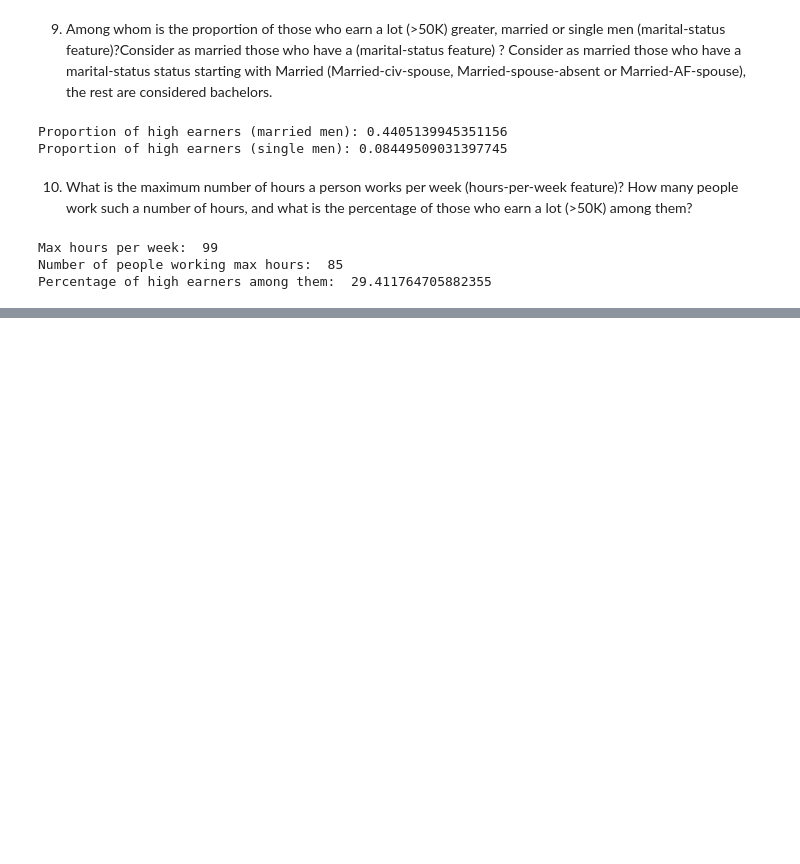
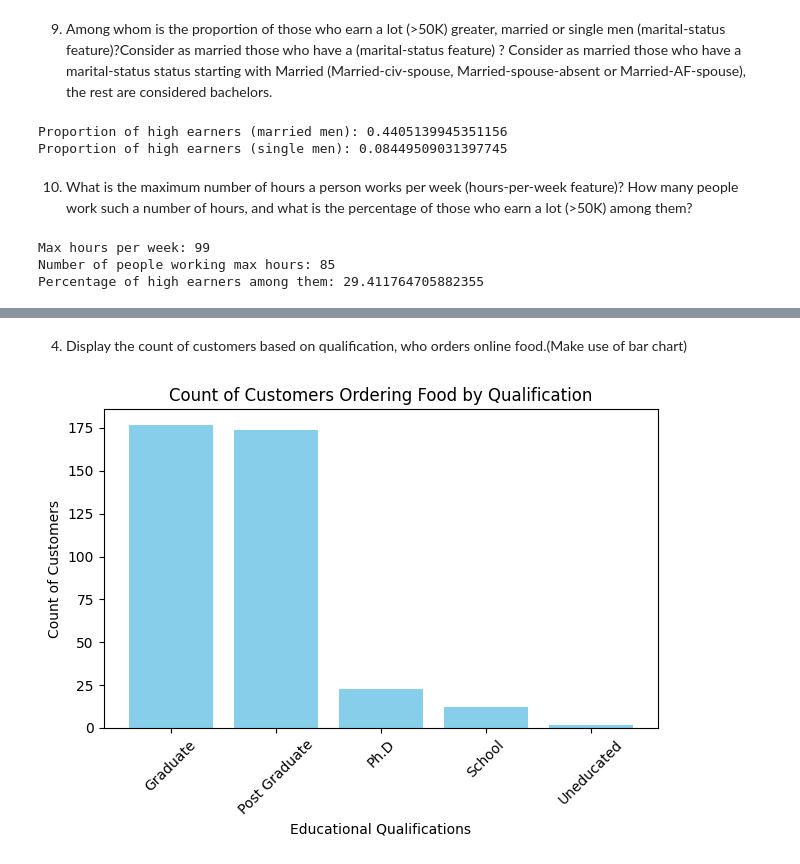
Before and after one commit to Chetana10r/Python_for_DS, a Jupyter notebook: Assign3_Pandas.ipynb, the cells around one changed output, grey strips where cells are left out. Saved outputs shown, nothing was run; the diff lists cells and outputs as text; code cells hidden in the pictures; blank space fills up the shorter version.

```diff
--- a/Assign3_Pandas.ipynb
+++ b/Assign3_Pandas.ipynb
@@ -163,0 +519,24 @@ Percentage of high earners among them:  29.411764705882355
+# %% [markdown]
+4. Display the count of customers based on qualification, who orders
+online food.(Make use of bar chart)
+# %%
+import pandas as pd
+import matplotlib.pyplot as plt
+
+# Count customers based on educational qualifications
+qualification_counts = data["Educational Qualifications"].value_counts()
+
+# Plot the bar chart
+plt.bar(qualification_counts.index, qualification_counts.values, color='skyblue')
+
+# Add labels and title
+plt.xlabel("Educational Qualifications")
+plt.ylabel("Count of Customers")
+plt.title("Count of Customers Ordering Food by Qualification")
+plt.xticks(rotation=45)  # Rotate x-axis labels for better readability
+plt.tight_layout()
+
+# Show the plot
+plt.show()
+# %% [output]
+[figure, added]
```
Also changed, not shown: parts of 50 cells of this notebook, 2 other files.
